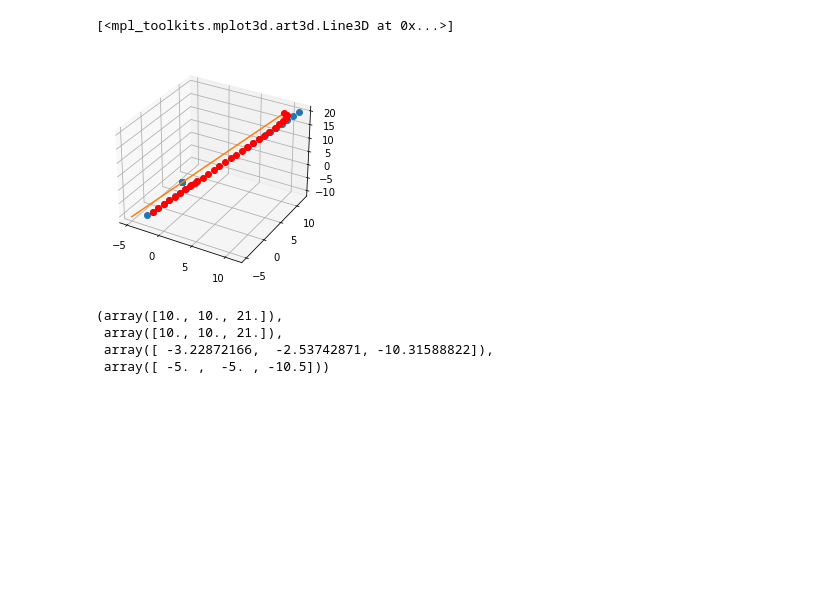
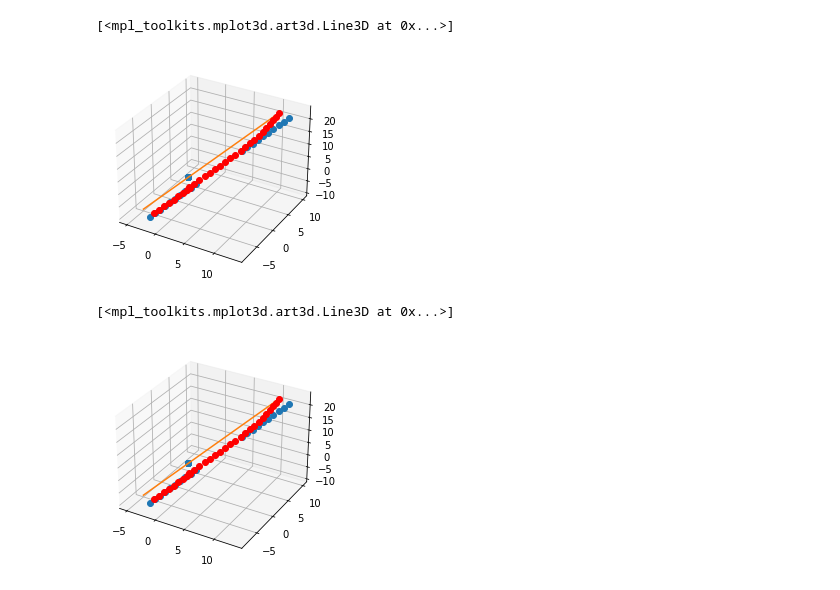
Before and after one commit to bendikrs/Final_Project_31392_Group_2, a Jupyter notebook: kalman_tracking.ipynb, the cells around one changed output. Cells and saved outputs as stored; diff of their text form; code cells hidden in the pictures; blank space fills up the shorter version.

Commit message:
kalman done?

```diff
--- a/kalman_tracking.ipynb
+++ b/kalman_tracking.ipynb
@@ -157,76 +111,31 @@ TypeError: unsupported operand type(s) for +: 'float' and 'NoneType'
-# %%
-
-def kalmanPosition(measurement, x_prediction, P_prediction, Q, R,k):
-    """
-    Kalman filter for position
-    input:
-        measurement: measured x,y,z
-        x_prediction: x,y,z prediction from previous iteration
-        P_prediction: covariance matrix from previous iteration
-        Q: process noise covariance matrix
-        R: measurement noise covariance matrix
-        k: iteration number
-    output:
-        x_prediction: x,y,z prediction from current iteration
-        P_prediction: covariance matrix from current iteration
-    """
-    # A = np.array([[v[0]*k,0,0],[0,v[1]*k,0],[0,0,v[2]*k]])
-    A = np.eye(3)
-    B = v
-
-    # Prediction
-    x_prediction = A @ x_prediction + B
-    P_prediction = A @ P_prediction @ A.T + Q
-
-
-    # Update
-    if measurement[0] != 0:
-        H = np.eye(3)
-        K = P_prediction @ H.T @ np.linalg.inv(H @ P_prediction @ H.T + R)
-        x_prediction = x_prediction + K @ (measurement - H @ x_prediction)
-        P_prediction = (np.eye(3) - K @ H) @ P_prediction
-
-
-    return x_prediction, P_prediction
 # %%
-k=1
-r_xy = 3
-r_z = 3
+r_xy = 15
+r_z = 15
 x_init = model.T[0]
 
 P_init = np.eye(3)
 Q_init = np.eye(3)
 R_init = np.array([[r_xy,0,0],[0,r_xy,0],[0,0,r_z]])
 
 kalman_estimates = np.zeros_like(measurement).T
 kalman_estimates[0] = x_init
 
 for i in range(n*3-1):
-    x_prediction, P_prediction = kalmanPosition(measurement.T[i],x_init,P_init,Q_init,R_init,k)
+    x_prediction, P_prediction = kalmanPosition(measurement.T[i],x_init,P_init,Q_init,R_init)
     kalman_estimates[i+1] = x_prediction
     x_init = x_prediction
     P_init = P_prediction
 
 
 kalman_estimates = kalman_estimates.T
 
 fig = plt.figure()
 
 ax = fig.add_subplot(111, projection='3d')
 
 ax.plot(measurement[0],measurement[1],measurement[2],'o',label='measurement')
 ax.plot(model[0],model[1],model[2],'-',label='model')
 ax.plot(kalman_estimates[0],kalman_estimates[1],kalman_estimates[2],'o',label='kalman_estimates',color='red')
 # %% [output]
 [<mpl_toolkits.mplot3d.art3d.Line3D at 0x...>]
-[figure, old version]
+[figure, new version]
-# %%
-# for i in range(n):
-    # print(kalman_estimates.T[i],model.T[i])
-
-kalman_estimates.T[0],model.T[0],kalman_estimates.T[-1],model.T[-1]
-# %% [output]
-(array([10., 10., 21.]),
- array([10., 10., 21.]),
- array([ -3.22872166,  -2.53742871, -10.31588822]),
- array([ -5. ,  -5. , -10.5]))
@@ -232,0 +159,13 @@ kalman_estimates.T[0],model.T[0],kalman_estimates.T[-1],model.T[-1]
+# %%
+kalman_estimates = kalman_estimates.T
+
+fig = plt.figure()
+
+ax = fig.add_subplot(111, projection='3d')
+
+ax.plot(measurement[0],measurement[1],measurement[2],'o',label='measurement')
+ax.plot(model[0],model[1],model[2],'-',label='model')
+ax.plot(kalman_estimates[0],kalman_estimates[1],kalman_estimates[2],'o',label='kalman_estimates',color='red')
+# %% [output]
+[<mpl_toolkits.mplot3d.art3d.Line3D at 0x...>]
+[figure, added]
```
Also changed, not shown: parts of 5 cells of this notebook, 1 other file.
